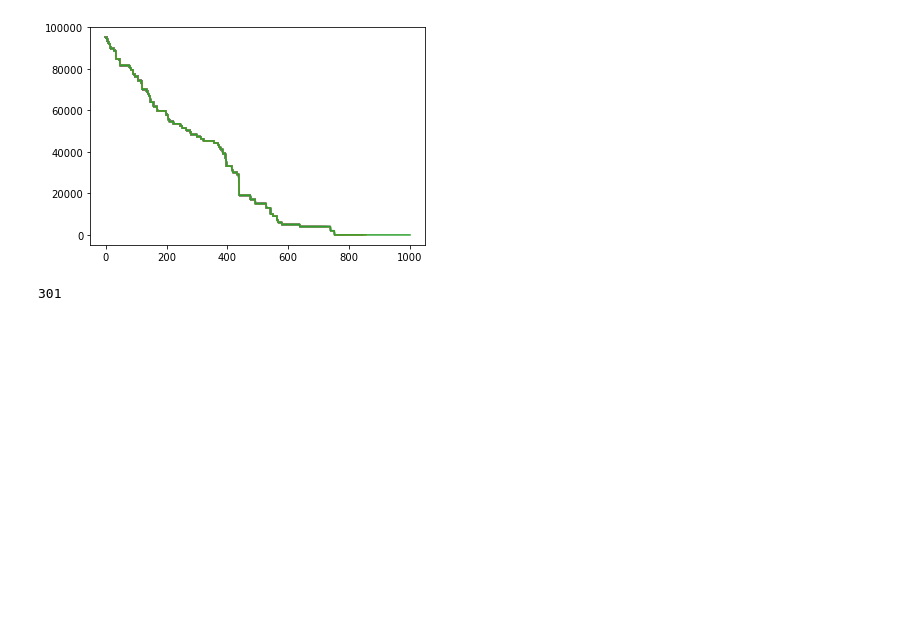
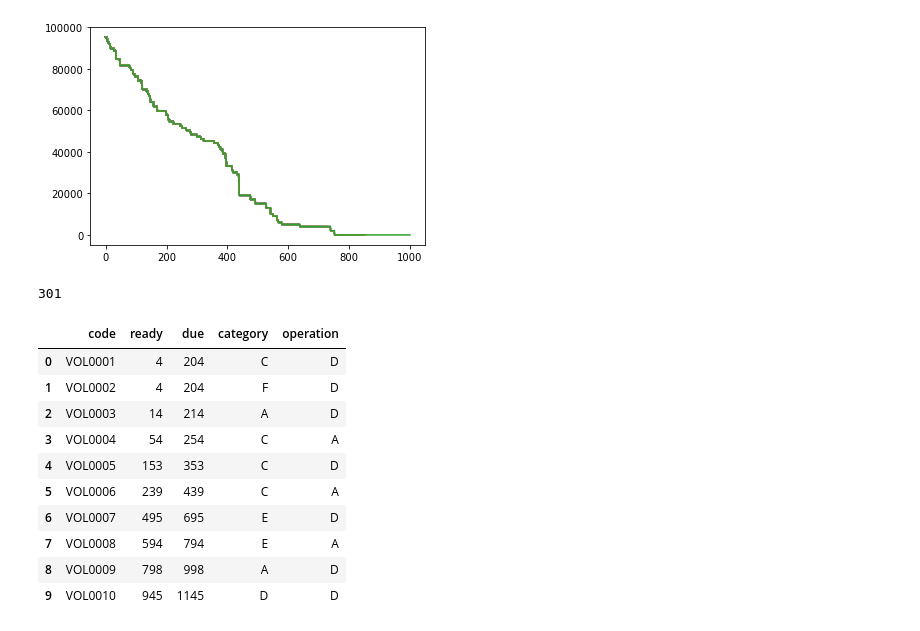
Before and after one commit to xikasan/xatm, a Jupyter notebook: dev/qa/multi-metropolis.ipynb, the cells around one changed output. Drawn from its saved outputs; the diff is of its cells as text; code cells hidden in the pictures; blank space fills up the shorter version.

```diff
--- a/dev/qa/multi-metropolis.ipynb
+++ b/dev/qa/multi-metropolis.ipynb
@@ -242,3 +242,18 @@ f(x):  12.620
 print(len(log_e))
 # %% [output]
 301
+# %%
+vols = gen(10)
+vols.to_dataframe()
+# %% [output]
+|  | code | ready | due | category | operation |
+| 0 | VOL0001 | 4 | 204 | C | D |
+| 1 | VOL0002 | 4 | 204 | F | D |
+| 2 | VOL0003 | 14 | 214 | A | D |
+| 3 | VOL0004 | 54 | 254 | C | A |
+| 4 | VOL0005 | 153 | 353 | C | D |
+| 5 | VOL0006 | 239 | 439 | C | A |
+| 6 | VOL0007 | 495 | 695 | E | D |
+| 7 | VOL0008 | 594 | 794 | E | A |
+| 8 | VOL0009 | 798 | 998 | A | D |
+| 9 | VOL0010 | 945 | 1145 | D | D |
```
